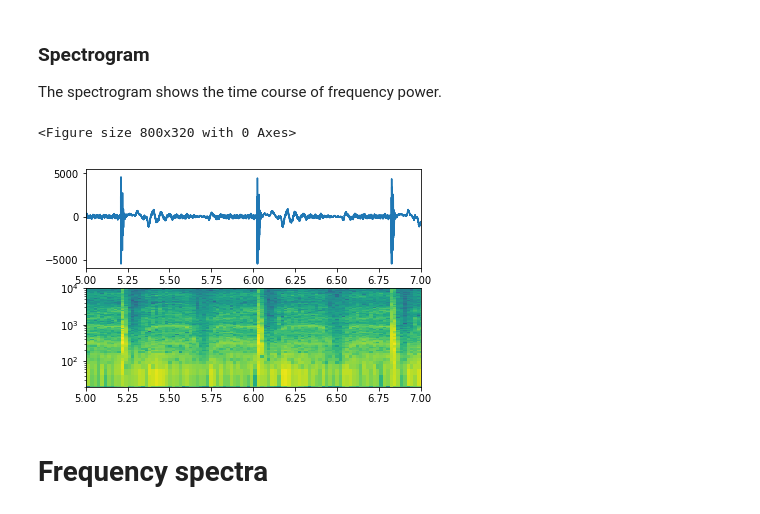
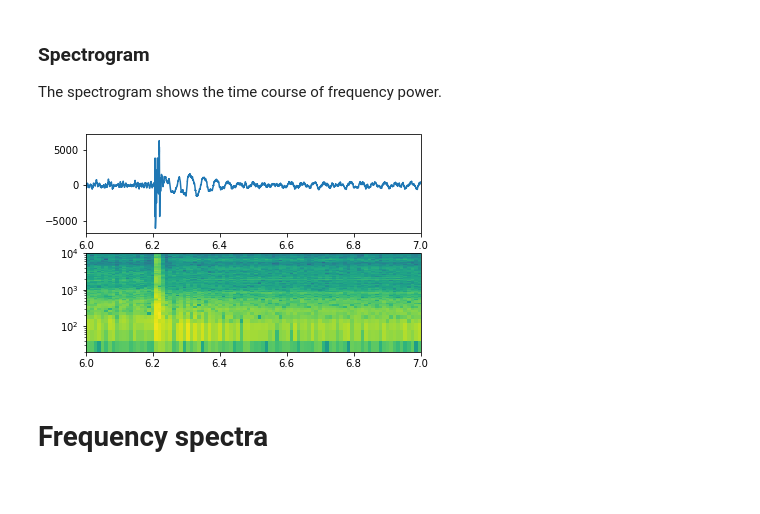
Before and after one commit to LucaHermes/PiezoAntenna, a Jupyter notebook: Piezo Antenna.ipynb, the cells around one changed output. Drawn from its saved outputs; the diff is of its cells as text; code cells hidden in the pictures.

```diff
--- a/Piezo Antenna.ipynb
+++ b/Piezo Antenna.ipynb
@@ -31,35 +31,43 @@ First, the recorded data must be read and processed for the analysis.
 import matplotlib.pyplot as plt
 import scipy.io.wavfile as wav
 import numpy as np
+import pandas as pd
 import os
 import re
 
 FRAMERATE = 0
 
 # load and prepare the data
-files = os.listdir('data')
-rawdata = []
-classes = []
+data_dir = 'data'
+files = os.listdir(data_dir)
+rawdata = pd.DataFrame(columns=['record', 'distance', 'speed'])
 
 # search folder for wav files
+id = 0
 for f in files:
     if '.wav' not in f:
         continue
     fs, data = wav.read(os.path.join(data_dir, f))
     FRAMERATE = fs
-    rawdata.append(data)
     # parse integers from filename (distance, speed, material)
     decoded_classes = [ int(s) for s in re.findall(r'-?\d+', f) ]
-    classes.append(decoded_classes)
+    rawdata = rawdata.append(dict(
+        { 'id'       : id,
+          'record'   : data,
+          'distance' : decoded_classes[0],
+          'speed'    : decoded_classes[1] }), ignore_index=True)
+    id += 1
 
 N_CLASSES = len(rawdata)
+rawdata = rawdata.set_index('id', drop=True)
 
 plt.figure(num=None, figsize=(10, 3), dpi=80)
 
+print(len(rawdata['record'][13]))
 plt.subplot(1, 2, 1)
-plt.plot(rawdata[0])
-
+#plt.xlim((1000000, 2000000))
+plt.plot(rawdata['record'][13])
 plt.subplot(1, 2, 2)
-plt.xlim((192599, 210000))
-plt.plot(rawdata[0])
+plt.xlim((246000, 251000))
+rawdata
 # %% [output]
@@ -131,37 +178,35 @@ The spectrogram shows the time course of frequency power.
 # %%
 import scipy.signal as signal
 
-SEGMENT_LEN = 1024
-
+SEGMENT_LEN = 535
+dat = data['record'][0]
 
 def generate_spectrogram(data):
     f, t, Sxx = signal.spectrogram(data,
                                  fs=FRAMERATE,
                                  scaling='density',
                                  mode='psd',
                                  nperseg=SEGMENT_LEN,
                                  nfft=SEGMENT_LEN*2)
     Sxx = np.log(Sxx)
     return f, t, Sxx
 
 
 def samples_to_time(num_samples):
     return np.array(range(num_samples)) / 44100.
 
 
-f, t, Sxx = generate_spectrogram(rawdata[0])
+f, t, Sxx = generate_spectrogram(dat)
 
-plt.figure(num=None, figsize=(10, 4), dpi=80)
 fig, ax = plt.subplots(2,1)
 ax[1].set_ylim((20, 10000))
 # show two seconds of the signals spectrogram
-ax[0].set_xlim((5, 7))
-ax[1].set_xlim((5, 7))
-ax[0].plot(samples_to_time(len(rawdata[0])), rawdata[0])
+ax[0].set_xlim((6, 7))
+ax[1].set_xlim((6, 7))
+ax[0].plot(samples_to_time(len(data['record'][0])), dat)
 ax[1].pcolormesh(t, f, Sxx, label='spectrogram i')
 ax[1].set_yscale('log')
 # %% [output]
-<Figure size 800x320 with 0 Axes>
-[figure, old version]
+[figure, new version]
 # %% [markdown]
 # Frequency spectra
```
Also changed, not shown: parts of 8 cells of this notebook, 11 other files.
